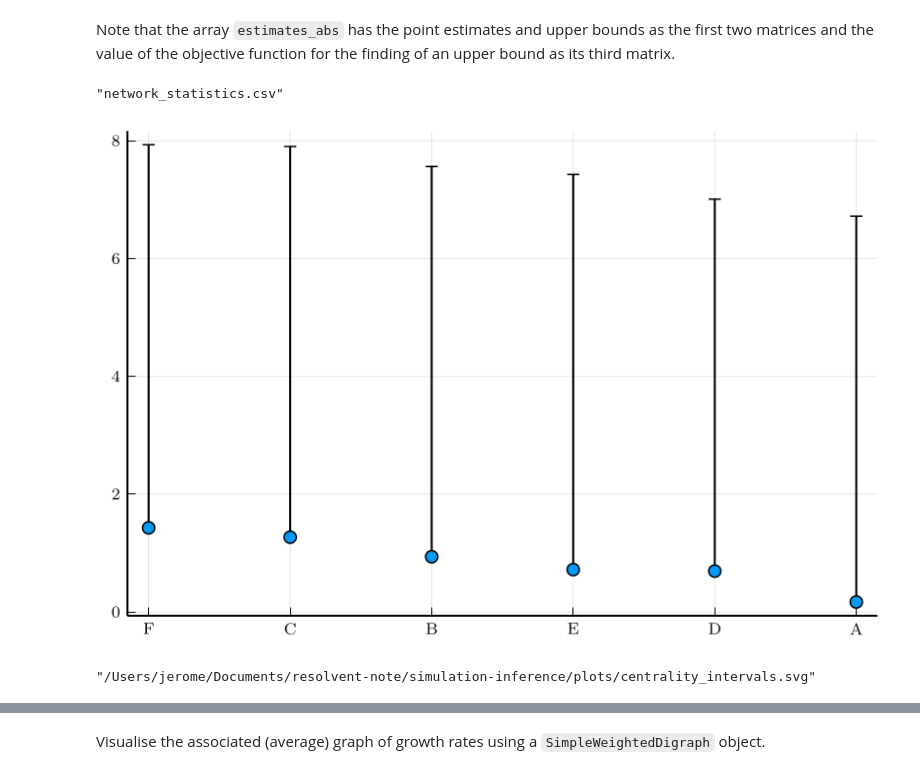
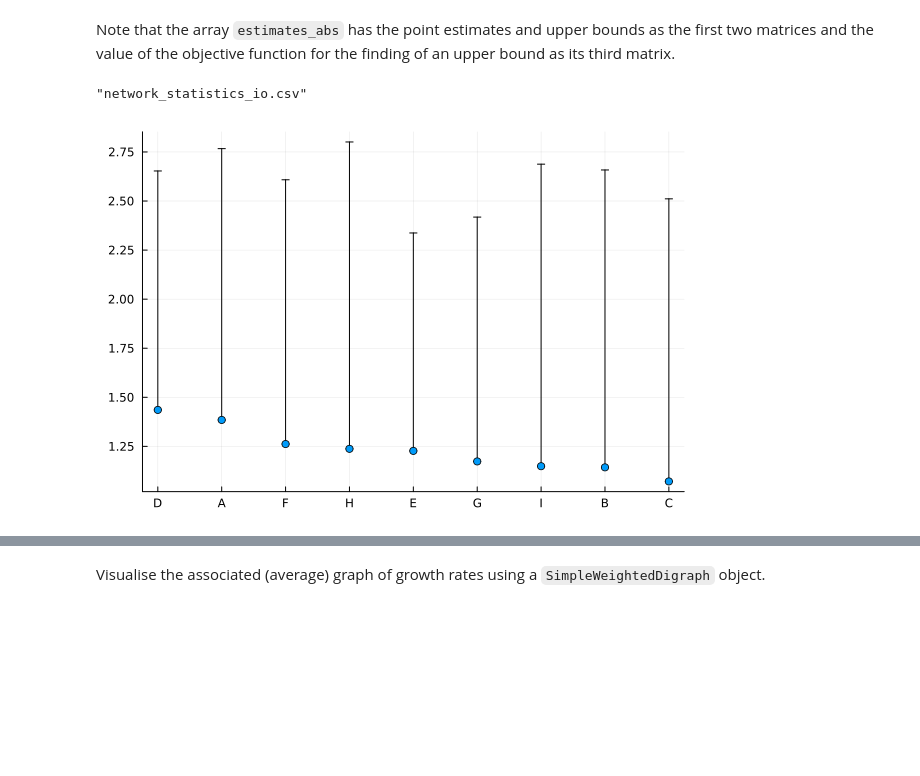
Before and after one commit to jsimons8/networkmodelssubspaces, a Jupyter notebook: empirical_application_network_centrality_2.ipynb, the cells around one changed output, grey strips where cells are left out. Cells and saved outputs as stored; diff of their text form; code cells hidden in the pictures; blank space fills up the shorter version.

```diff
--- a/empirical_application_network_centrality_2.ipynb
+++ b/empirical_application_network_centrality_2.ipynb
@@ -78,17 +88,20 @@ Nodes to eliminate[12, 7, 8, 6, 10]
 # %% [markdown]
 Eliminate nodes that have a missing value as the first observation and check that taking logarithms and first differences does not produce `NaN` or `Inf` entries.
 # %%
-p=12-length(nodes_to_eliminate);
+T=6
+t_start=1
+p=15-length(nodes_to_eliminate);
+trade_matrices_wm = io_matrices
 trade_matrices_cf = zeros(Float64,p,p,T-t_start+1) #carried forward for missing values
 
 k=0;
 locf(v) = v[accumulate(max,[i*!ismissing(v[i]) for i=1:length(v)])]
-row_indices = filter!(e -> e ∉(nodes_to_eliminate),collect(1:12))
+row_indices = filter!(e -> e ∉(nodes_to_eliminate),collect(1:15))
 node_hash_map = zeros(length(row_indices),2)
 for i in enumerate(row_indices)
     node_hash_map[i[1],1] = i[2]; #put the old node in
     node_hash_map[i[1],2] = i[1]; #put the new node in
-    col_indices = filter!(e -> e ≠ i && e ∉(nodes_to_eliminate),collect(1:12))
+    col_indices = filter!(e -> e ∉(nodes_to_eliminate),collect(1:15))
     for j in enumerate(col_indices)
         trade_matrices_cf[i[1],j[1],:] = locf(trade_matrices_wm[i[2],j[2],:])
     end #j
@@ -101,7 +114,7 @@ function simple_check(x)
     any(isnan.(x)) || any(.!isfinite.(x))
 end
 
-for i in 1:p, j in i+1:p
+for i in 1:p, j in i:p
     trade_matrices_cf_fd[i,j,:] = diff(log.(trade_matrices_cf[i,j,:]));
     trade_matrices_cf_fd[j,i,:] = diff(log.(trade_matrices_cf[j,i,:]));
     if simple_check(trade_matrices_cf_fd[i,j,:]) println("Nan or Inf at ",i," ",j) end
@@ -138,27 +151,27 @@ Note that the array `estimates_abs` has the point estimates and upper bounds as
 #make a table for the eigenvector centralities
 eigenvector_centralities = DataFrame(   NodeOld = node_hash_map[:,1],
                                         NodeNew = node_hash_map[:,2],
-                                        country = ["A","B","C","D","E","F","G"],
+                                        Sector = ["A","B","C","D","E","F","G","H","I","J"],
                                         LogCentrality = log.(estimates_abs[:,1,1]),
                                         LogCentrality_upper = log.(estimates_abs[:,1,2]),
-                                        LogCentrality_error = log.(estimates_abs[:,1,2]) - log.(estimates_abs[:,1,1]));
-sort!(eigenvector_centralities,:LogCentrality,rev=true)
-CSV.write("network_statistics.csv",eigenvector_centralities)
+                                        LogCentrality_error = log.(estimates_abs[:,1,2]) - log.(estimates_abs[:,1,1]),
+                                        Centrality = estimates_abs[:,1,1],
+                                        Centrality_upper = estimates_abs[:,1,2],
+                                        Centrality_error = estimates_abs[:,1,2] - estimates_abs[:,1,1]
+                                        );
+sort!(eigenvector_centralities,:Centrality,rev=true)
+CSV.write("network_statistics_io.csv",eigenvector_centralities)
 # %% [output]
-"network_statistics.csv"
+"network_statistics_io.csv"
 # %%
 using Plots
-pgfplotsx()
+#pgfplotsx()
 endrow = size(node_conversion_table)[1]-1
-centralities_plot = plot(   eigenvector_centralities[1:endrow,:country],
+centralities_plot = plot(   eigenvector_centralities[1:endrow,:Sector],
         eigenvector_centralities[1:endrow,:LogCentrality],
         yerr = (zeros(endrow),
                 eigenvector_centralities[1:endrow,:LogCentrality_error]),
         linetype=:scatter,label="")
 centralities_plot
 # %% [output]
-[figure, old version]
+[figure, new version]
-# %%
-savefig(centralities_plot,"plots/centrality_intervals.svg")
-# %% [output]
-"/Users/jerome/Documents/resolvent-note/simulation-inference/plots/centrality_intervals.svg"
```
Also changed, not shown: parts of 18 cells of this notebook.
